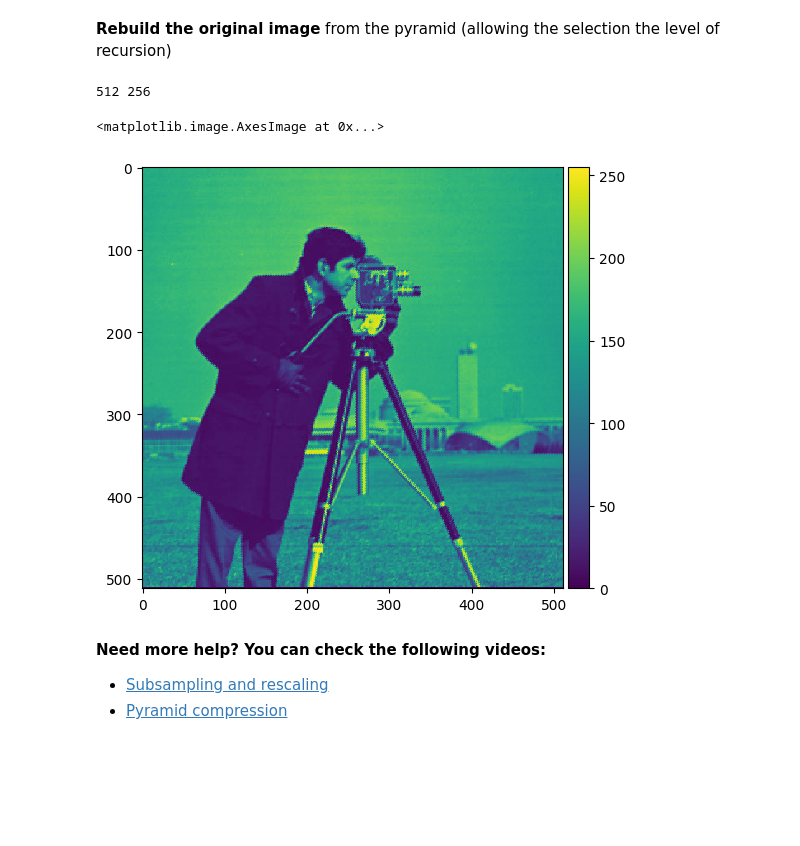
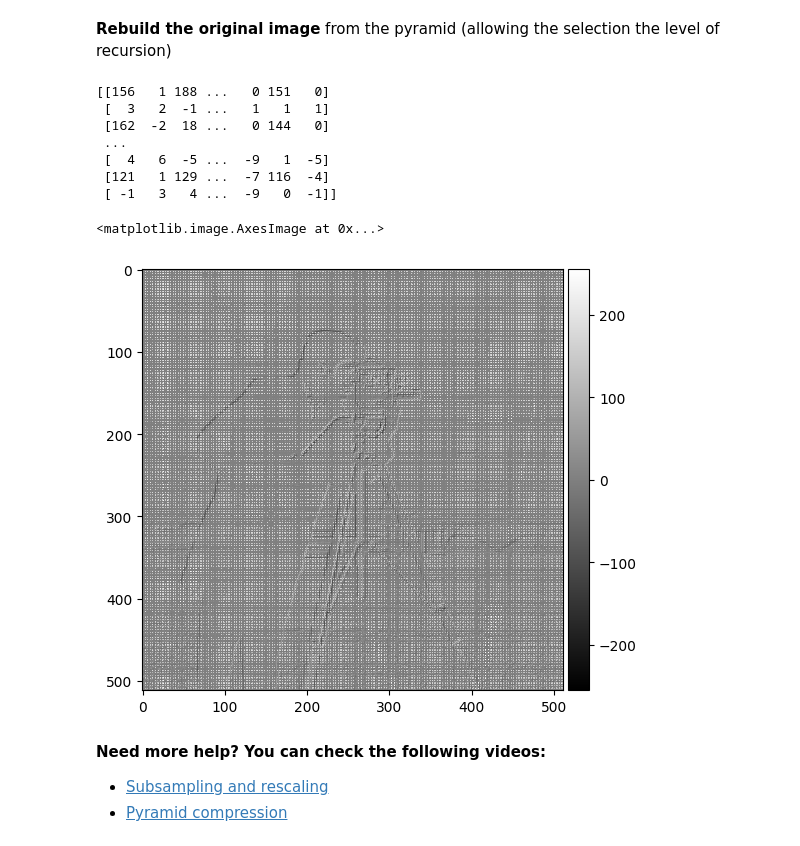
Before and after one commit to ThDeDeyn/info-h-500, a Jupyter notebook: docs/LABS/1_-_Image_Information.ipynb, the cells around one changed output. Cells and saved outputs as stored; diff of their text form; code cells hidden in the pictures; blank space fills up the shorter version.

```diff
--- a/docs/LABS/1_-_Image_Information.ipynb
+++ b/docs/LABS/1_-_Image_Information.ipynb
@@ -297,7 +297,7 @@ def reconstruct_rec(im, n, cpt = 0):
         a = first
         return im
     else:
-        cpt = cpt+1
+        cpt += 1
         a = reconstruct_rec(first,n,cpt)
 
     b_ = b_a + a
@@ -305,40 +305,77 @@ def reconstruct_rec(im, n, cpt = 0):
     d_ = d_a + a
 
     rec_im = np.zeros((2*mid,2*mid))
     k = 0
     l = 0
     print(len(rec_im), len(b_))
     for i in range(2*mid-1):
         for j in range(2*mid-1):
             if (i%2 == 0 and j%2 == 0):
                 rec_im[i,j] = a[int(i/2),int(j/2)]
 
             if (i%2 == 0 and j%2 == 1):
                 rec_im[i,j] = c_[int(i/2),int(j/2)]
 
             if (i%2 == 1 and j%2 == 0):
                 rec_im[i,j] = b_[int(i/2),int(j/2)]
 
             if (i%2 == 1 and j%2 == 1):
                 rec_im[i,j] = d_[int(i/2),int(j/2)]
 
     return rec_im
 
+ ## -- Solution assistant -- ##
+def solution_dec(im):
+    a =  im[::2,::2]
+    b = im[::2,1::2]-a
+    c = im[1::2,::2]-a
+    d = im[1::2,1::2]-a
 
-n = 1
+    R = np.vstack((np.hstack((a,b)),np.hstack((c,d))))
+    return R
+
+def solution_rec(im):
+    if(im.shape[0]%2 != 0 or im.shape[1]%2 != 0) : return im
+
+    midy = im.shape[0]//2
+    midx = im.shape[1]//2
+
+    a = solution(im[:midy,:midx])
+    b = im [:midy,midx:]
+    c = im[midy:,:midx]
+    d = im[midy:,midx:]
+
+    im2 = im.copy()
+    im2[::2,::2] = a
+    im2[::2,1::2] = b
+    im2[1::2,::2] = c
+    im2[1::2,1::2] = d
+
+    return im2
+
+n = 2
 im = imread('camera.jpg').astype(np.int16) # cast the camera image as a signed integer to avoid overflow
 
 # -- Your code here -- #
 
-dest_im = deconstruct_rec(im, n)
+# dest_im = deconstruct_rec(im, n)
+# rec_im = reconstruct_rec(dest_im,n)
 
-rec_im = reconstruct_rec(dest_im,n)
-
-imshow(rec_im)
+dest_im = solution_dec(im)
+# imshow(dest_im, cmap = cm.gray)
+rec_im = solution_rec(dest_im)
+print(rec_im)
+imshow(rec_im, cmap = cm.gray)
 # %% [output]
-512 256
+[[156   1 188 ...   0 151   0]
+ [  3   2  -1 ...   1   1   1]
+ [162  -2  18 ...   0 144   0]
+ ...
+ [  4   6  -5 ...  -9   1  -5]
+ [121   1 129 ...  -7 116  -4]
+ [ -1   3   4 ...  -9   0  -1]]
 <matplotlib.image.AxesImage at 0x...>
-[figure, old version]
+[figure, new version]
 # %% [markdown]
 **Need more help? You can check the following videos:**
 
```
Also changed, not shown: 1 other file.
